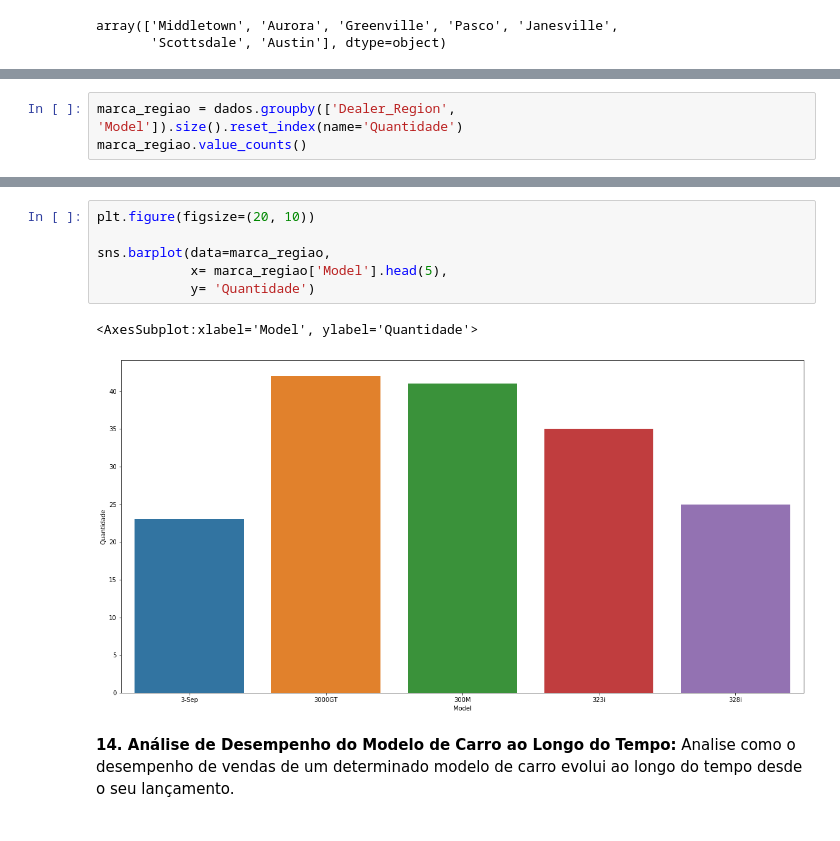
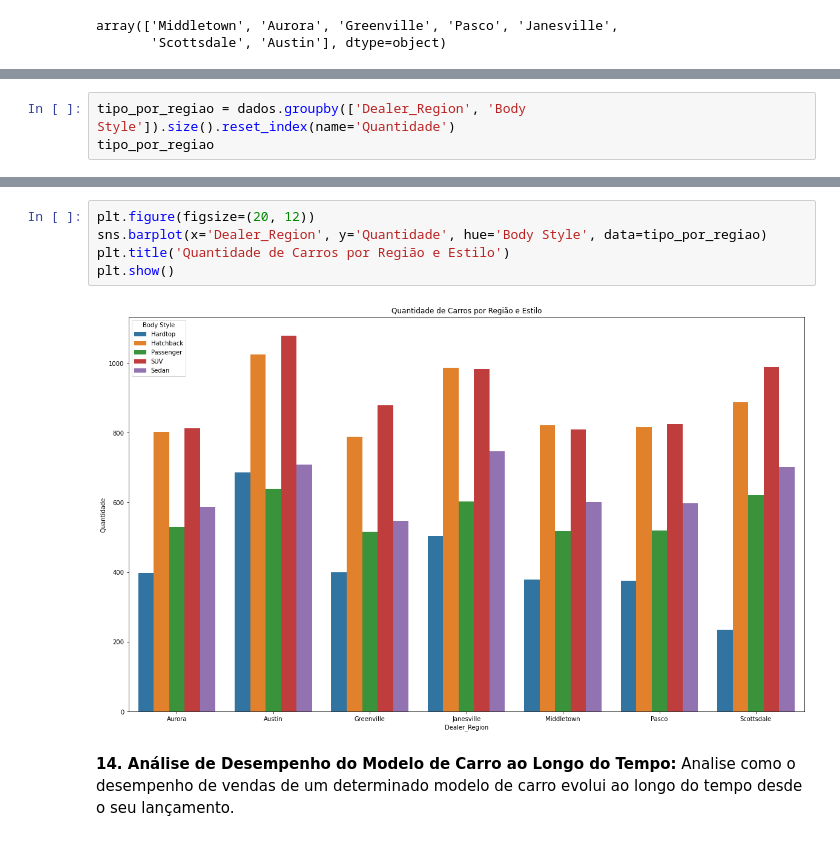
Before and after one commit to GabrielVila/Car-Sales-Report, a Jupyter notebook: projeto_carro.ipynb, the cells around one changed output, grey strips where cells are left out. Drawn from its saved outputs; the diff is of its cells as text.

```diff
--- a/projeto_carro.ipynb
+++ b/projeto_carro.ipynb
@@ -763,4 +788,4 @@ Length: 1077, dtype: int64
 # %%
-marca_regiao = dados.groupby(['Dealer_Region', 'Model']).size().reset_index(name='Quantidade')
-marca_regiao.value_counts()
+tipo_por_regiao = dados.groupby(['Dealer_Region', 'Body Style']).size().reset_index(name='Quantidade')
+tipo_por_regiao
 # %% [output]
@@ -780,12 +809,10 @@ Length: 1077, dtype: int64
-# %%
-plt.figure(figsize=(20, 10))
-
-sns.barplot(data=marca_regiao,
-            x= marca_regiao['Model'].head(5),
-            y= 'Quantidade')
-# %% [output]
-<AxesSubplot:xlabel='Model', ylabel='Quantidade'>
-[figure, removed]
+# %%
+plt.figure(figsize=(20, 12))
+sns.barplot(x='Dealer_Region', y='Quantidade', hue='Body Style', data=tipo_por_regiao)
+plt.title('Quantidade de Carros por Região e Estilo')
+plt.show()
+# %% [output]
+[figure, added]
 # %% [markdown]
 **14. Análise de Desempenho do Modelo de Carro ao Longo do Tempo:** Analise como o desempenho de vendas de um determinado modelo de carro evolui ao longo do tempo desde o seu lançamento.
 # %%
```
Also changed, not shown: parts of 4 cells of this notebook.
